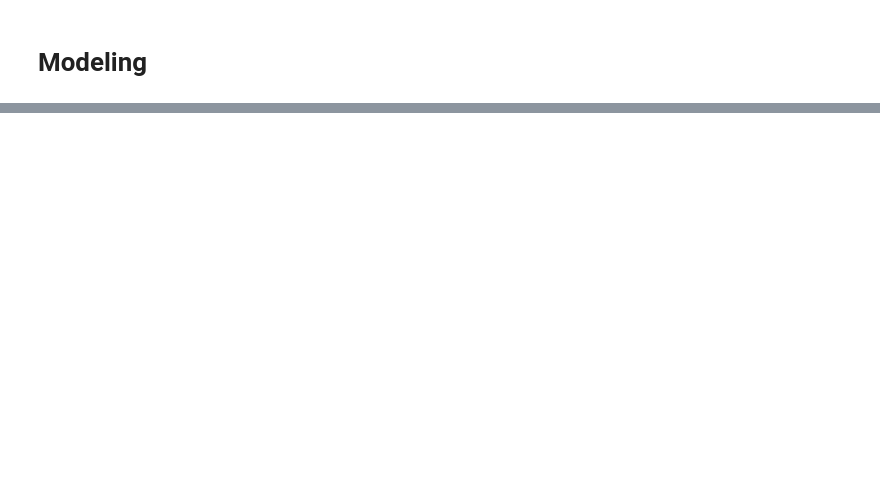
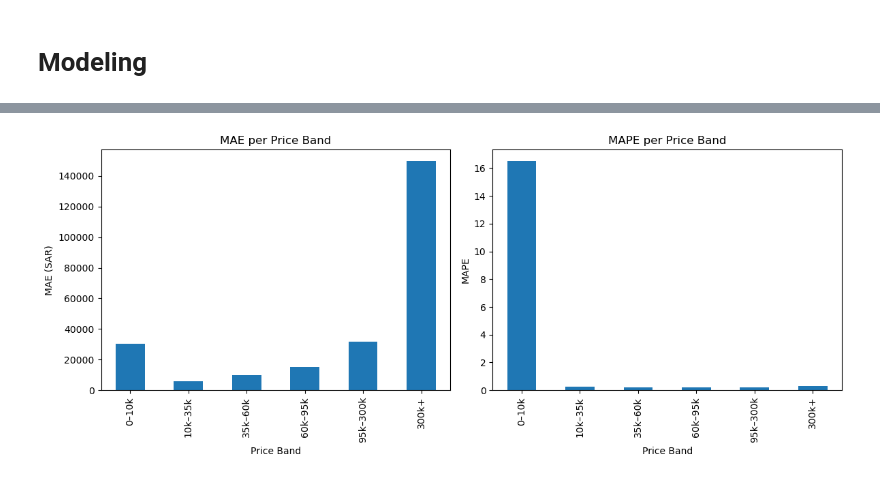
Before and after one commit to RioPramana21/Ctrl-Price-Taking-Control-of-Used-Car-Valuations-with-ML, a Jupyter notebook: code_files/feature_engineering_and_modelling.ipynb, the cells around one changed output, grey strips where cells are left out. Saved outputs shown, nothing was run; the diff lists cells and outputs as text; code cells hidden in the pictures; blank space fills up the shorter version.

```diff
--- a/code_files/feature_engineering_and_modelling.ipynb
+++ b/code_files/feature_engineering_and_modelling.ipynb
@@ -104,8 +104,13 @@ num_cols = (
       .tolist()
 )
 
+# detect highly-skewed numerics for log1p transform
+skewed_cols = [c for c in num_cols if abs(df_engineered[c].skew()) > 1.0]
+num_plain = [c for c in num_cols if c not in skewed_cols]
+
 print("Categorical variables:", cat_cols)
 print("Numerical variables:", num_cols)
+print("Highly skewed variables:", skewed_cols)
 print("Target variable:", TARGET_VAR)
 # %% [output]
 Categorical variables: ['Type', 'Region', 'Make', 'Gear_Type', 'Origin', 'Options', 'IsVintage', 'IsBigEngine']
@@ -247,0 +275,20 @@ display(leaderboard)
+# %%
+# bins = list(np.arange(0, 500001, 50000)) + [np.inf]  # Add an upper limit for 500k+
+bins = [0, 10000, 35000, 60000, 95000, 300000, np.inf]  # Add an upper limit for 300k+
+labels = ["0–10k", "10k–35k", "35k–60k", "60k–95k", "95k–300k", "300k+"]  # Add an upper limit for 300k+
+# labels = [f"{int(bins[i]/1000)}–{int(bins[i+1]/1000)}k" if bins[i+1] != np.inf else "500k+" for i in range(len(bins)-1)]
+df_eval["price_band"] = pd.cut(df_eval["y_true"], bins=bins, labels=labels)
+# %%
+def mape(y_true, y_pred):
+    return np.mean(np.abs((y_true - y_pred) / y_true))
+
+band_stats = (
+    df_eval
+    .groupby("price_band")
+    .apply(lambda g: pd.Series({
+        "count": len(g),
+        "MAE": np.mean(np.abs(g.y_true - g.y_pred)),
+        "MAPE": mape(g.y_true, g.y_pred)
+    }))
+)
+display(band_stats)
@@ -247,0 +304,17 @@ display(leaderboard)
+# %%
+import matplotlib.pyplot as plt
+
+fig, ax = plt.subplots(1, 2, figsize=(12, 5))
+
+band_stats["MAE"].plot(kind="bar", ax=ax[0], title="MAE per Price Band")
+ax[0].set_ylabel("MAE (SAR)")
+ax[0].set_xlabel("Price Band")
+
+band_stats["MAPE"].plot(kind="bar", ax=ax[1], title="MAPE per Price Band")
+ax[1].set_ylabel("MAPE")
+ax[1].set_xlabel("Price Band")
+
+plt.tight_layout()
+plt.show()
+# %% [output]
+[figure, added]
```
Also changed, not shown: parts of 7 cells of this notebook, 1 other file.
